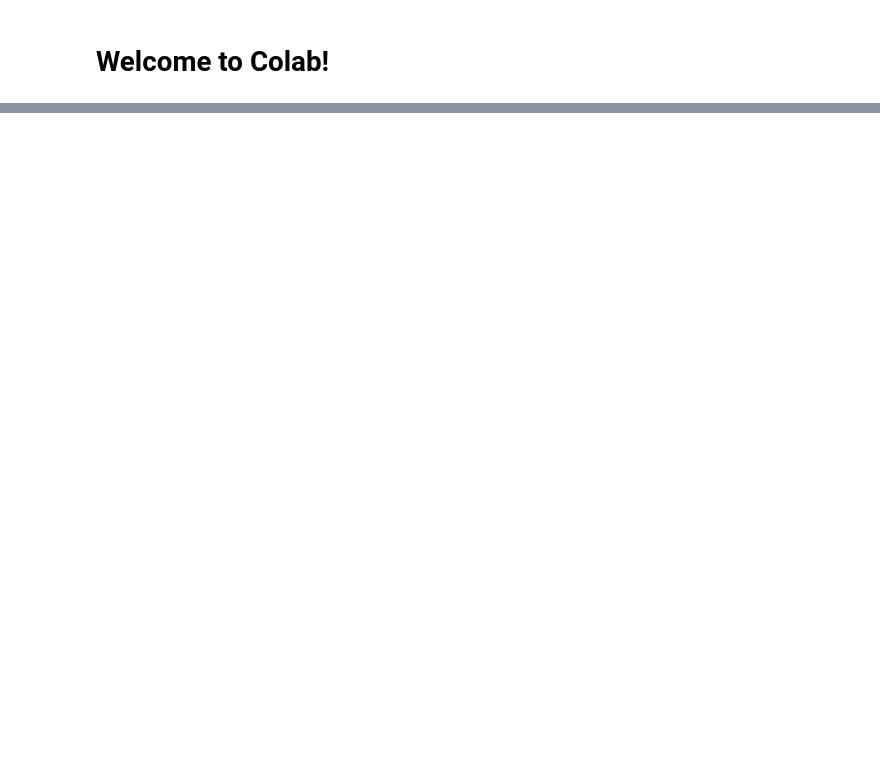
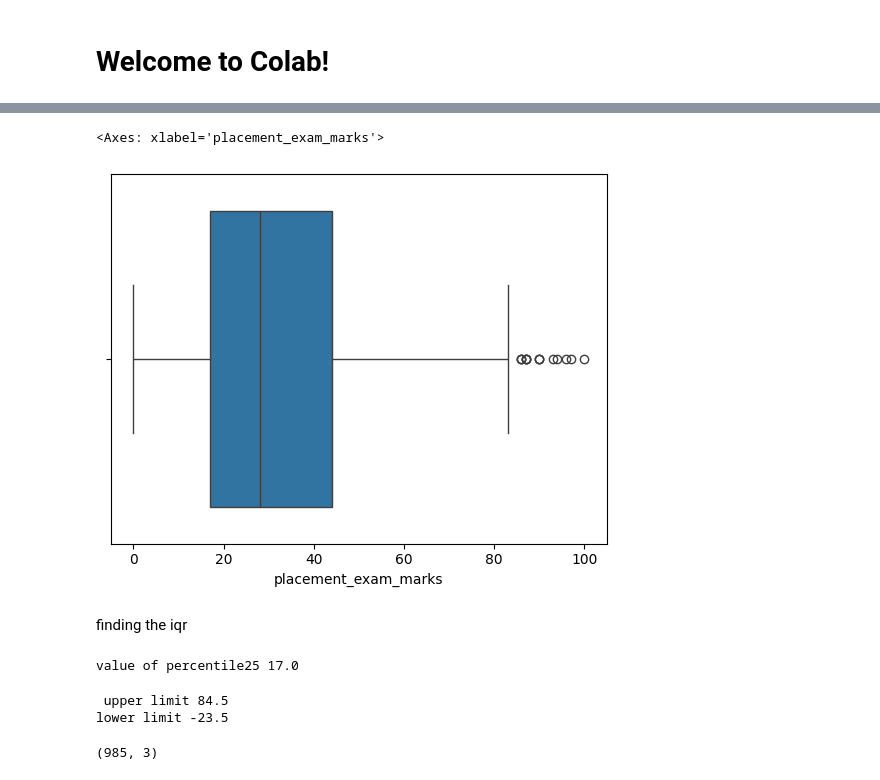
Before and after one commit to pywithpranavi/VDAY, a Jupyter notebook: Welcome_To_Colab.ipynb, the cells around one changed output, grey strips where cells are left out. Cells and saved outputs as stored; diff of their text form; code cells hidden in the pictures; blank space fills up the shorter version.

```diff
--- a/Welcome_To_Colab.ipynb
+++ b/Welcome_To_Colab.ipynb
@@ -336,0 +59,3 @@ plt.show
+# %%
+upper_limit=df['cgpa'].mean()+3*df['cgpa'].std()
+upper_limit
@@ -336,0 +64,3 @@ plt.show
+# %%
+lower_limit=df['cgpa'].mean()-3*df['cgpa'].std()
+lower_limit
@@ -336,0 +92,3 @@ plt.show
+# %%
+df['cgpa_zscore']=(df['cgpa']-df['cgpa'].mean())/df['cgpa'].std()
+df['cgpa_zscore']
@@ -336,0 +150,11 @@ plt.show
+# %%
+import numpy as np
+df['cgpa']=np.where(
+df['cgpa']>upper_limit,
+upper_limit,
+np.where(
+    df['cgpa']<lower_limit,
+    lower_limit,
+    df['cgpa']
+  )
+)
@@ -336,0 +197,7 @@ plt.show
+# %%
+sns.boxplot(df['placement_exam_marks'],orient='h')
+# %% [output]
+<Axes: xlabel='placement_exam_marks'>
+[figure, added]
+# %% [markdown]
+finding the iqr
@@ -336,0 +207,6 @@ plt.show
+# %%
+Q1=df['placement_exam_marks'].quantile(0.25)
+Q3=df['placement_exam_marks'].quantile(0.75)
+print("value of percentile25",percentile25)
+# %% [output]
+value of percentile25 17.0
@@ -336,0 +217,6 @@ plt.show
+# %%
+print(" upper limit",upper_limit)
+print( "lower limit",lower_limit)
+# %% [output]
+ upper limit 84.5
+lower limit -23.5
@@ -336,0 +225,4 @@ plt.show
+# %%
+new_df.shape
+# %% [output]
+(985, 3)
```
Also changed, not shown: parts of 61 cells of this notebook.
